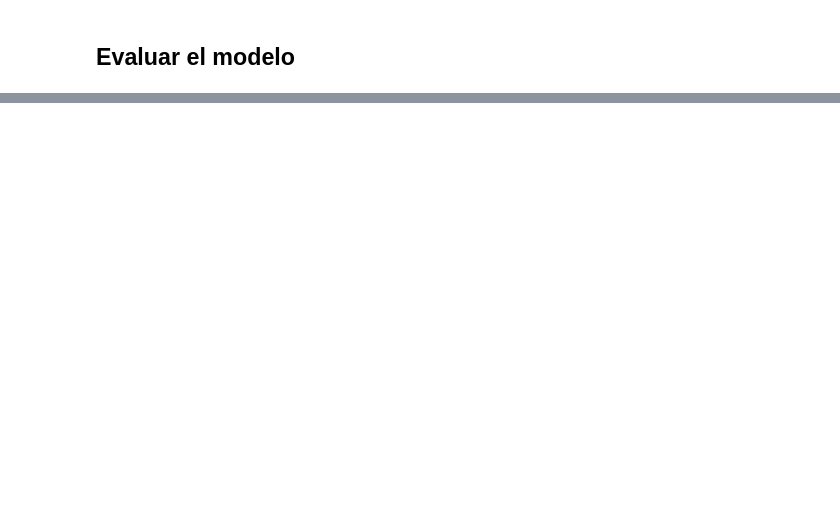
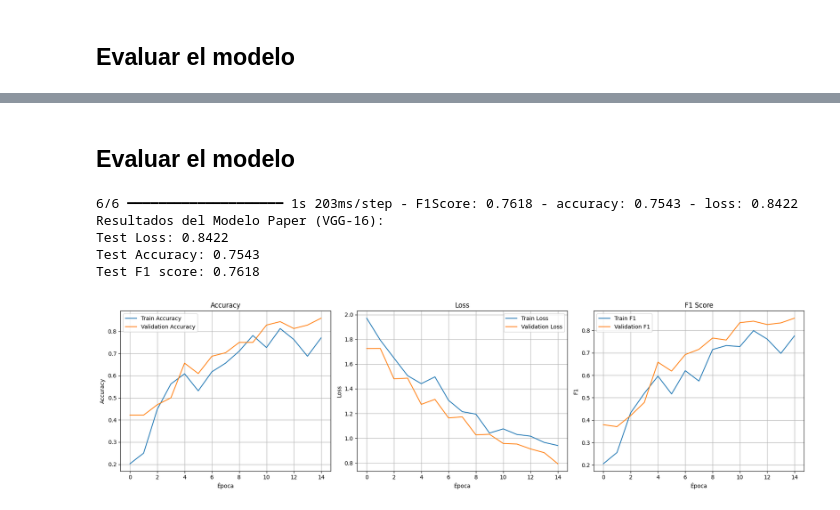
Before and after one commit to A01710217/DAACC_IA, a Jupyter notebook: Road_Signals.ipynb, the cells around one changed output, grey strips where cells are left out. Saved outputs shown, nothing was run; the diff lists cells and outputs as text; code cells hidden in the pictures; blank space fills up the shorter version.

```diff
--- a/Road_Signals.ipynb
+++ b/Road_Signals.ipynb
@@ -455,0 +591,13 @@ plt.show()
+# %%
+# Definir Early Stopping con paciencia de 3 épocas
+early_stop = EarlyStopping(monitor='val_accuracy', patience=3, restore_best_weights=True)
+
+# Entrenar el modelo con un máximo de 15 épocas
+paper_history = paper_model.fit(
+    train_generator,
+    steps_per_epoch=train_generator.samples // train_generator.batch_size,
+    epochs=15,
+    validation_data=validation_generator,
+    validation_steps=validation_generator.samples // validation_generator.batch_size,
+    callbacks=[early_stop]
+)
@@ -455,0 +626,22 @@ plt.show()
+# %% [markdown]
+## Evaluar el modelo
+# %%
+# Evaluar el modelo del paper con los datos de Test
+paper_test_loss, paper_test_accuracy, paper_test_f1 = paper_model.evaluate(test_generator)
+
+paper_test_f1_mean = np.mean(paper_test_f1)
+
+print(f"Resultados del Modelo Paper (VGG-16):")
+print(f"Test Loss: {paper_test_loss:.4f}")
+print(f"Test Accuracy: {paper_test_accuracy:.4f}")
+print(f"Test F1 score: {paper_test_f1_mean:.4f}")
+
+# Graficar el historial del modelo del paper
+plot_training_history(paper_history)
+# %% [output]
+6/6 ━━━━━━━━━━━━━━━━━━━━ 1s 203ms/step - F1Score: 0.7618 - accuracy: 0.7543 - loss: 0.8422
+Resultados del Modelo Paper (VGG-16):
+Test Loss: 0.8422
+Test Accuracy: 0.7543
+Test F1 score: 0.7618
+[figure, added]
```
Also changed, not shown: parts of 37 cells of this notebook.
